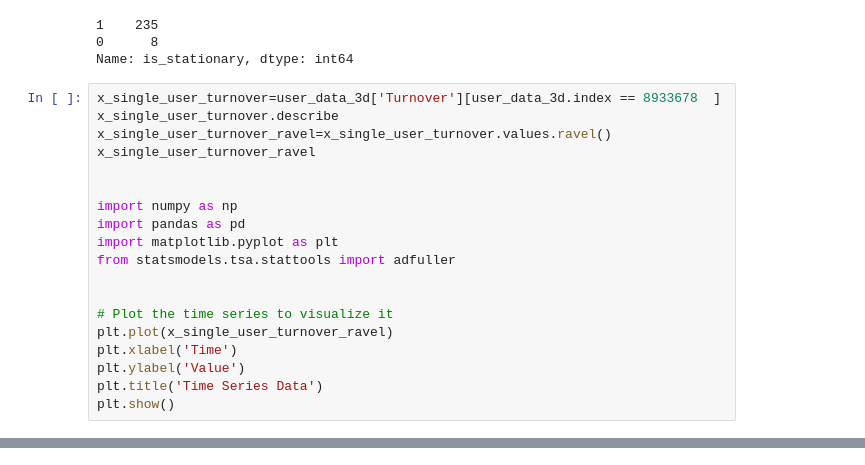
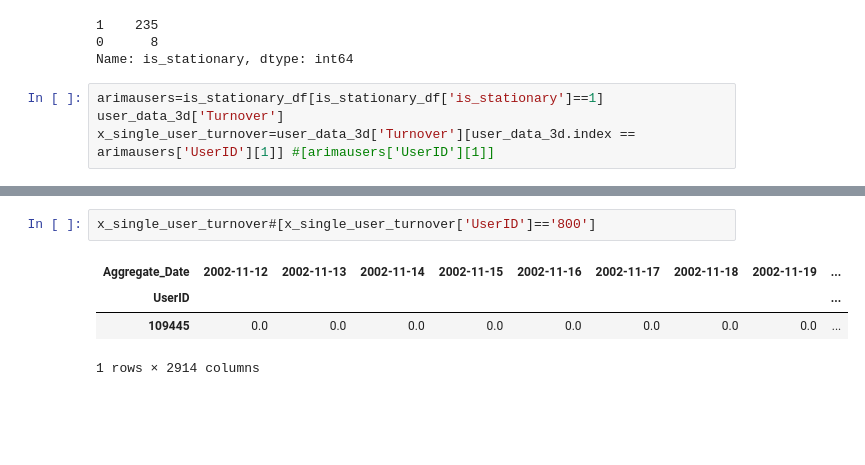
Before and after one commit to ramxbx/GamblingAddictionTimeSeriesPrediction, a Jupyter notebook: DatasetAnalysis.ipynb, the cells around one changed output, grey strips where cells are left out. Saved outputs shown, nothing was run; the diff lists cells and outputs as text; blank space fills up the shorter version.

```diff
--- a/DatasetAnalysis.ipynb
+++ b/DatasetAnalysis.ipynb
@@ -1051,21 +918,6 @@ is_stationary_df['is_stationary'].value_counts()
 0      8
 Name: is_stationary, dtype: int64
 # %%
-x_single_user_turnover=user_data_3d['Turnover'][user_data_3d.index == 8933678  ]
-x_single_user_turnover.describe
-x_single_user_turnover_ravel=x_single_user_turnover.values.ravel()
-x_single_user_turnover_ravel
-
-
-import numpy as np
-import pandas as pd
-import matplotlib.pyplot as plt
-from statsmodels.tsa.stattools import adfuller
-
-
-# Plot the time series to visualize it
-plt.plot(x_single_user_turnover_ravel)
-plt.xlabel('Time')
-plt.ylabel('Value')
-plt.title('Time Series Data')
-plt.show()
+arimausers=is_stationary_df[is_stationary_df['is_stationary']==1]
+user_data_3d['Turnover']
+x_single_user_turnover=user_data_3d['Turnover'][user_data_3d.index == arimausers['UserID'][1]] #[arimausers['UserID'][1]]
@@ -1130 +924,8 @@ array([ 0.  ,  0.  ,  0.  , ...,  0.  , 23.55,  0.  ])
+# %%
+x_single_user_turnover#[x_single_user_turnover['UserID']=='800']
+# %% [output]
+| Aggregate_Date | 2002-11-12 | 2002-11-13 | 2002-11-14 | 2002-11-15 | 2002-11-16 | 2002-11-17 | 2002-11-18 | 2002-11-19 | ... |
+| UserID |  |  |  |  |  |  |  |  | ... |
+| 109445 | 0.0 | 0.0 | 0.0 | 0.0 | 0.0 | 0.0 | 0.0 | 0.0 | ... |
+1 rows × 2914 columns
 # %%
```
Also changed, not shown: parts of 39 cells of this notebook.
